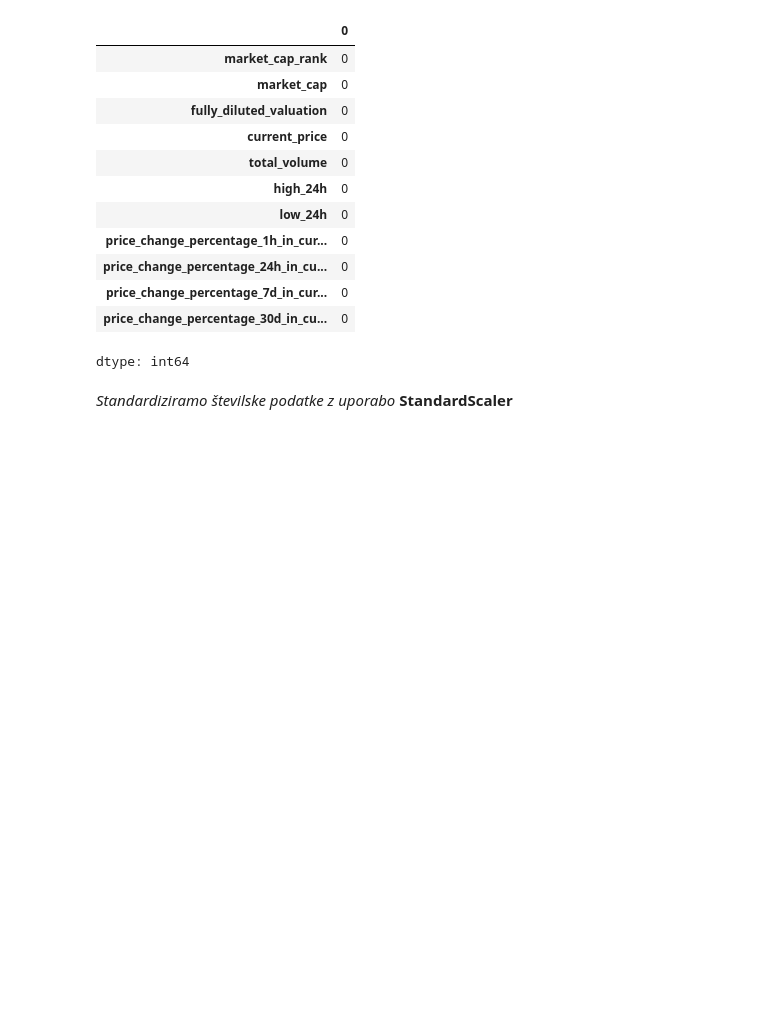
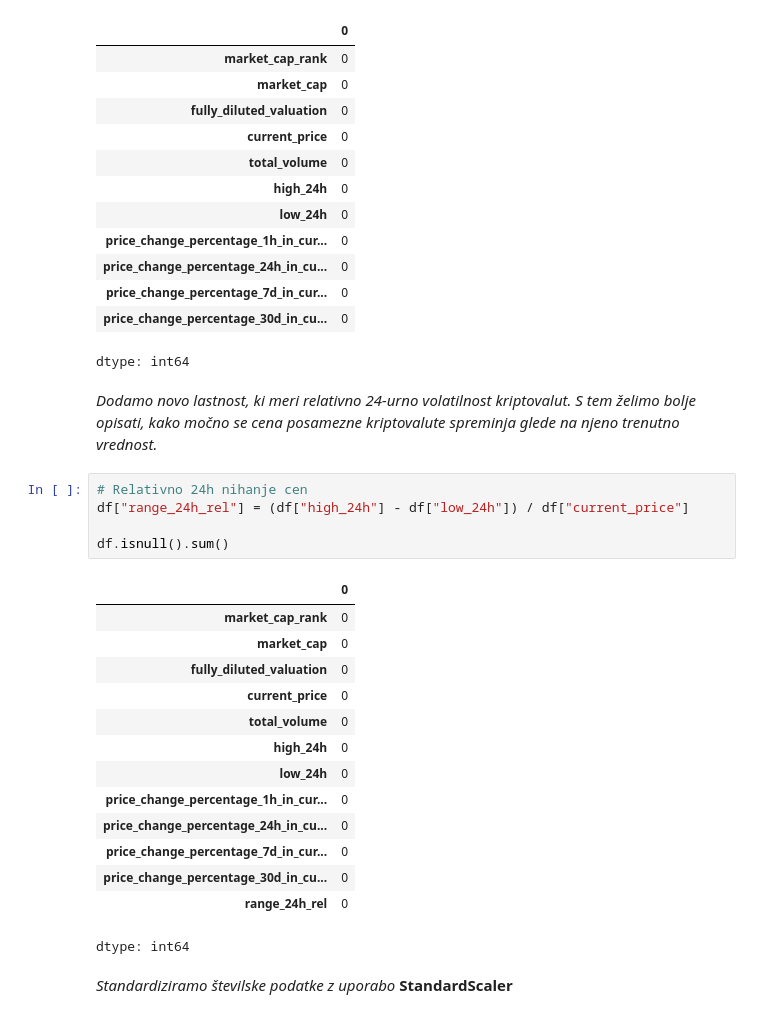
Before and after one commit to AnejVollmeier/Analiza-trga-kriptovalut-in-napoved-gibanja-cen, a Jupyter notebook: Kriptovalute_Anej_Vollmeier.ipynb, the cells around one changed output. Cells and saved outputs as stored; diff of their text form; blank space fills up the shorter version.

```diff
--- a/Kriptovalute_Anej_Vollmeier.ipynb
+++ b/Kriptovalute_Anej_Vollmeier.ipynb
@@ -195,6 +195,28 @@ df.isnull().sum()
 | price_change_percentage_7d_in_cur... | 0 |
 | price_change_percentage_30d_in_cu... | 0 |
 dtype: int64
+# %% [markdown]
+*Dodamo novo lastnost, ki meri relativno 24-urno volatilnost kriptovalut. S tem želimo bolje opisati, kako močno se cena posamezne kriptovalute spreminja glede na njeno trenutno vrednost.*
+# %%
+# Relativno 24h nihanje cen
+df["range_24h_rel"] = (df["high_24h"] - df["low_24h"]) / df["current_price"]
+
+df.isnull().sum()
+# %% [output]
+|  | 0 |
+| market_cap_rank | 0 |
+| market_cap | 0 |
+| fully_diluted_valuation | 0 |
+| current_price | 0 |
+| total_volume | 0 |
+| high_24h | 0 |
+| low_24h | 0 |
+| price_change_percentage_1h_in_cur... | 0 |
+| price_change_percentage_24h_in_cu... | 0 |
+| price_change_percentage_7d_in_cur... | 0 |
+| price_change_percentage_30d_in_cu... | 0 |
+| range_24h_rel | 0 |
+dtype: int64
 # %% [markdown]
 *Standardiziramo številske podatke z uporabo* **StandardScaler**
 # %%
```
Also changed, not shown: parts of 15 cells of this notebook.
